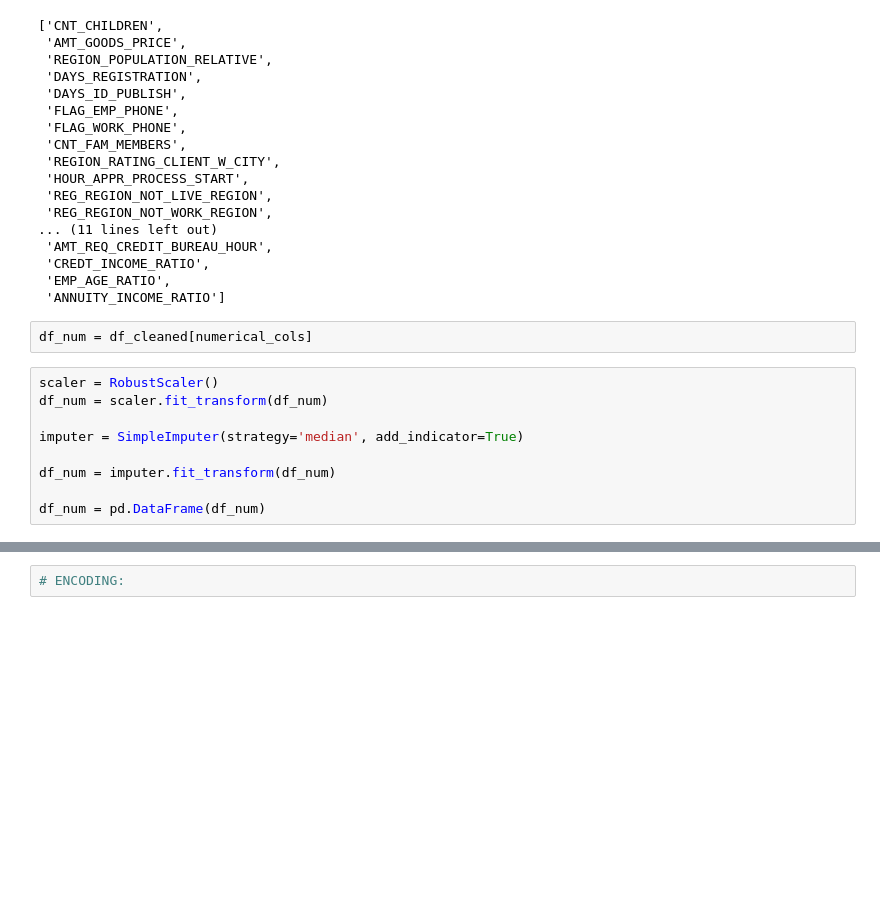
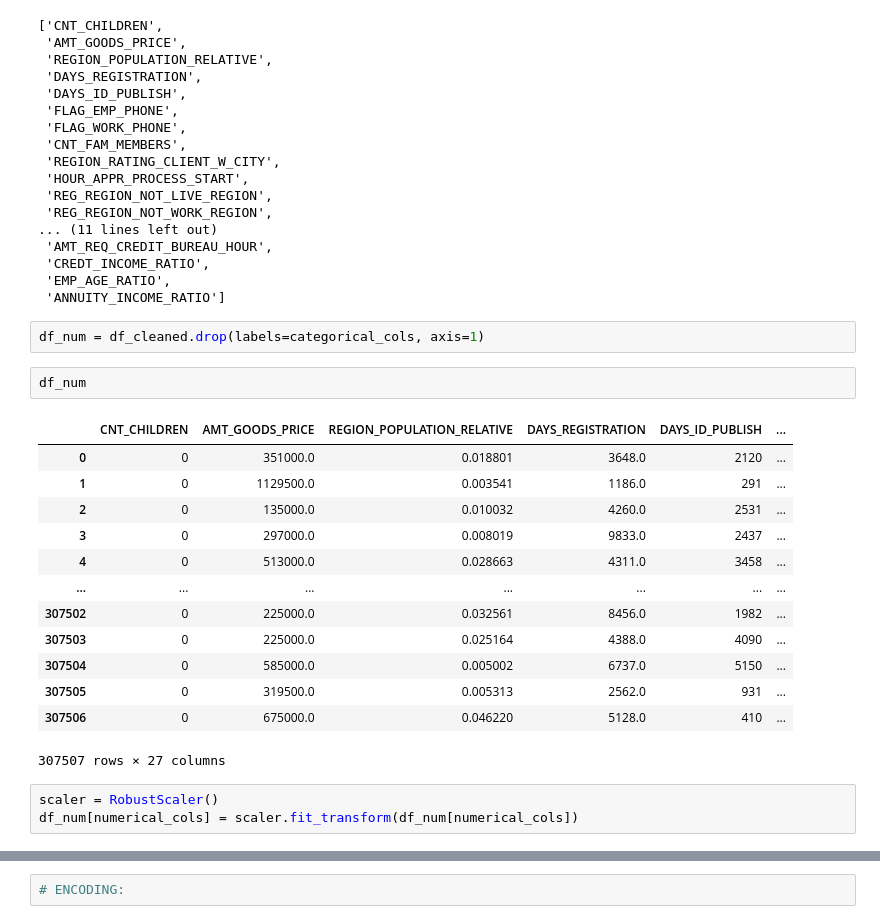
Before and after one commit to Abjaraco/loan_project, a Jupyter notebook: clustering.ipynb, the cells around one changed output, grey strips where cells are left out. Cells and saved outputs as stored; diff of their text form; blank space fills up the shorter version.

```diff
--- a/clustering.ipynb
+++ b/clustering.ipynb
@@ -96,14 +96,24 @@ numerical_cols
  'CREDT_INCOME_RATIO',
  'EMP_AGE_RATIO',
  'ANNUITY_INCOME_RATIO']
+# %%
+df_num = df_cleaned.drop(labels=categorical_cols, axis=1)
 # %%
-df_num = df_cleaned[numerical_cols]
+df_num
+# %% [output]
+|  | CNT_CHILDREN | AMT_GOODS_PRICE | REGION_POPULATION_RELATIVE | DAYS_REGISTRATION | DAYS_ID_PUBLISH | ... |
+| 0 | 0 | 351000.0 | 0.018801 | 3648.0 | 2120 | ... |
+| 1 | 0 | 1129500.0 | 0.003541 | 1186.0 | 291 | ... |
+| 2 | 0 | 135000.0 | 0.010032 | 4260.0 | 2531 | ... |
+| 3 | 0 | 297000.0 | 0.008019 | 9833.0 | 2437 | ... |
+| 4 | 0 | 513000.0 | 0.028663 | 4311.0 | 3458 | ... |
+| ... | ... | ... | ... | ... | ... | ... |
+| 307502 | 0 | 225000.0 | 0.032561 | 8456.0 | 1982 | ... |
+| 307503 | 0 | 225000.0 | 0.025164 | 4388.0 | 4090 | ... |
+| 307504 | 0 | 585000.0 | 0.005002 | 6737.0 | 5150 | ... |
+| 307505 | 0 | 319500.0 | 0.005313 | 2562.0 | 931 | ... |
+| 307506 | 0 | 675000.0 | 0.046220 | 5128.0 | 410 | ... |
+307507 rows × 27 columns
-# %%
-scaler = RobustScaler()
-df_num = scaler.fit_transform(df_num)
-
-imputer = SimpleImputer(strategy='median', add_indicator=True)
-
-df_num = imputer.fit_transform(df_num)
-
-df_num = pd.DataFrame(df_num)
+# %%
+scaler = RobustScaler()
+df_num[numerical_cols] = scaler.fit_transform(df_num[numerical_cols])
```
Also changed, not shown: parts of 10 cells of this notebook.
